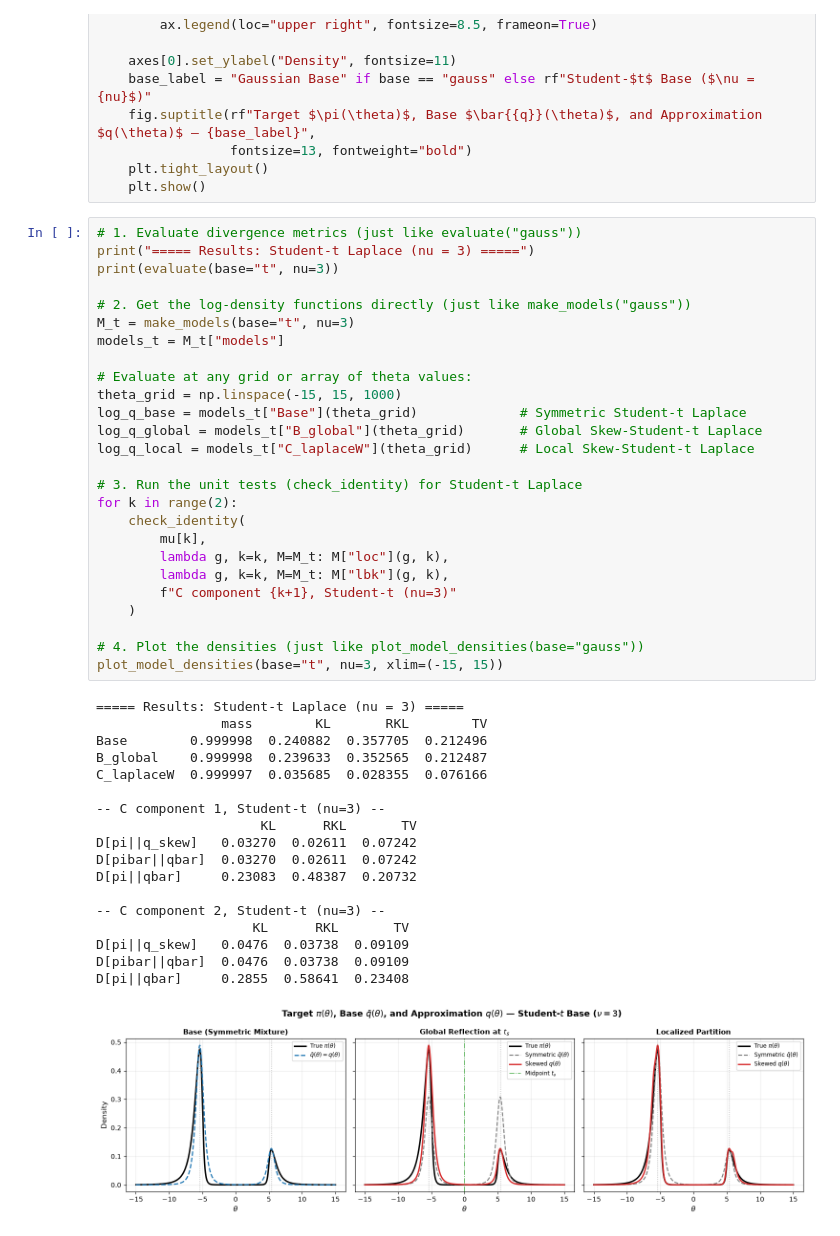
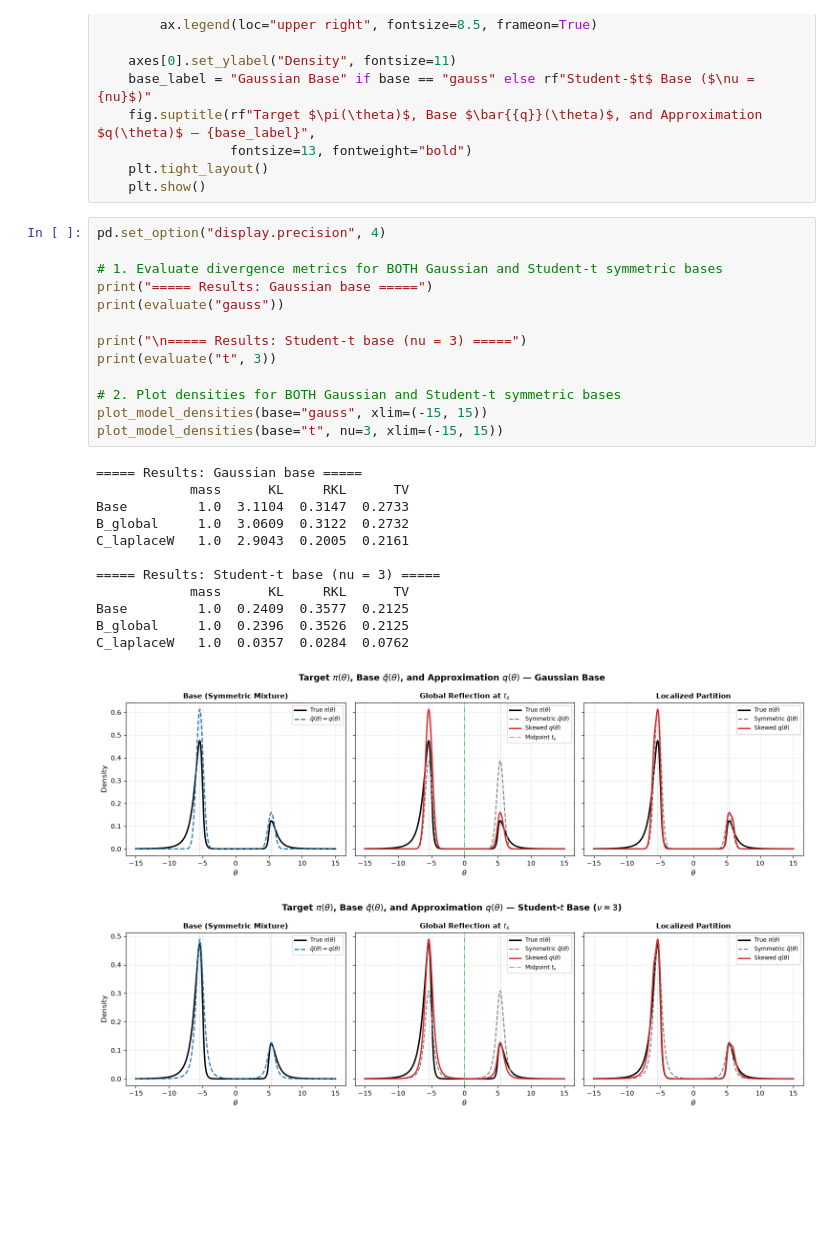
Before and after one commit to carloruggeri/STAT535-project, a Jupyter notebook: student-t-laplace-bimodal.ipynb, the cells around one changed output. Saved outputs shown, nothing was run; the diff lists cells and outputs as text; blank space fills up the shorter version.

Commit message:
Update for bimodal gaussian target

```diff
--- a/student-t-laplace-bimodal.ipynb
+++ b/student-t-laplace-bimodal.ipynb
@@ -367,47 +383,29 @@ def plot_model_densities(base="t", nu=3, xlim=(-15, 15), dx=0.005):
     plt.tight_layout()
     plt.show()
 # %%
-# 1. Evaluate divergence metrics (just like evaluate("gauss"))
-print("===== Results: Student-t Laplace (nu = 3) =====")
-print(evaluate(base="t", nu=3))
+pd.set_option("display.precision", 4)
 
-# 2. Get the log-density functions directly (just like make_models("gauss"))
-M_t = make_models(base="t", nu=3)
-models_t = M_t["models"]
+# 1. Evaluate divergence metrics for BOTH Gaussian and Student-t symmetric bases
+print("===== Results: Gaussian base =====")
+print(evaluate("gauss"))
 
-# Evaluate at any grid or array of theta values:
-theta_grid = np.linspace(-15, 15, 1000)
-log_q_base = models_t["Base"](theta_grid)             # Symmetric Student-t Laplace
-log_q_global = models_t["B_global"](theta_grid)       # Global Skew-Student-t Laplace
-log_q_local = models_t["C_laplaceW"](theta_grid)      # Local Skew-Student-t Laplace
+print("\n===== Results: Student-t base (nu = 3) =====")
+print(evaluate("t", 3))
 
-# 3. Run the unit tests (check_identity) for Student-t Laplace
-for k in range(2):
-    check_identity(
-        mu[k],
-        lambda g, k=k, M=M_t: M["loc"](g, k),
-        lambda g, k=k, M=M_t: M["lbk"](g, k),
-        f"C component {k+1}, Student-t (nu=3)"
-    )
-
-# 4. Plot the densities (just like plot_model_densities(base="gauss"))
+# 2. Plot densities for BOTH Gaussian and Student-t symmetric bases
+plot_model_densities(base="gauss", xlim=(-15, 15))
 plot_model_densities(base="t", nu=3, xlim=(-15, 15))
 # %% [output]
-===== Results: Student-t Laplace (nu = 3) =====
-                mass        KL       RKL        TV
-Base        0.999998  0.240882  0.357705  0.212496
-B_global    0.999998  0.239633  0.352565  0.212487
-C_laplaceW  0.999997  0.035685  0.028355  0.076166
+===== Results: Gaussian base =====
+            mass      KL     RKL      TV
+Base         1.0  3.1104  0.3147  0.2733
+B_global     1.0  3.0609  0.3122  0.2732
+C_laplaceW   1.0  2.9043  0.2005  0.2161
 
--- C component 1, Student-t (nu=3) --
-                     KL      RKL       TV
-D[pi||q_skew]   0.03270  0.02611  0.07242
-D[pibar||qbar]  0.03270  0.02611  0.07242
-D[pi||qbar]     0.23083  0.48387  0.20732
-
--- C component 2, Student-t (nu=3) --
-                    KL      RKL       TV
-D[pi||q_skew]   0.0476  0.03738  0.09109
-D[pibar||qbar]  0.0476  0.03738  0.09109
-D[pi||qbar]     0.2855  0.58641  0.23408
+===== Results: Student-t base (nu = 3) =====
+            mass      KL     RKL      TV
+Base         1.0  0.2409  0.3577  0.2125
+B_global     1.0  0.2396  0.3526  0.2125
+C_laplaceW   1.0  0.0357  0.0284  0.0762
-[figure, old version]
+[figure, new version]
+[figure, added]
```
Also changed, not shown: parts of 4 cells of this notebook, 1 other file.
